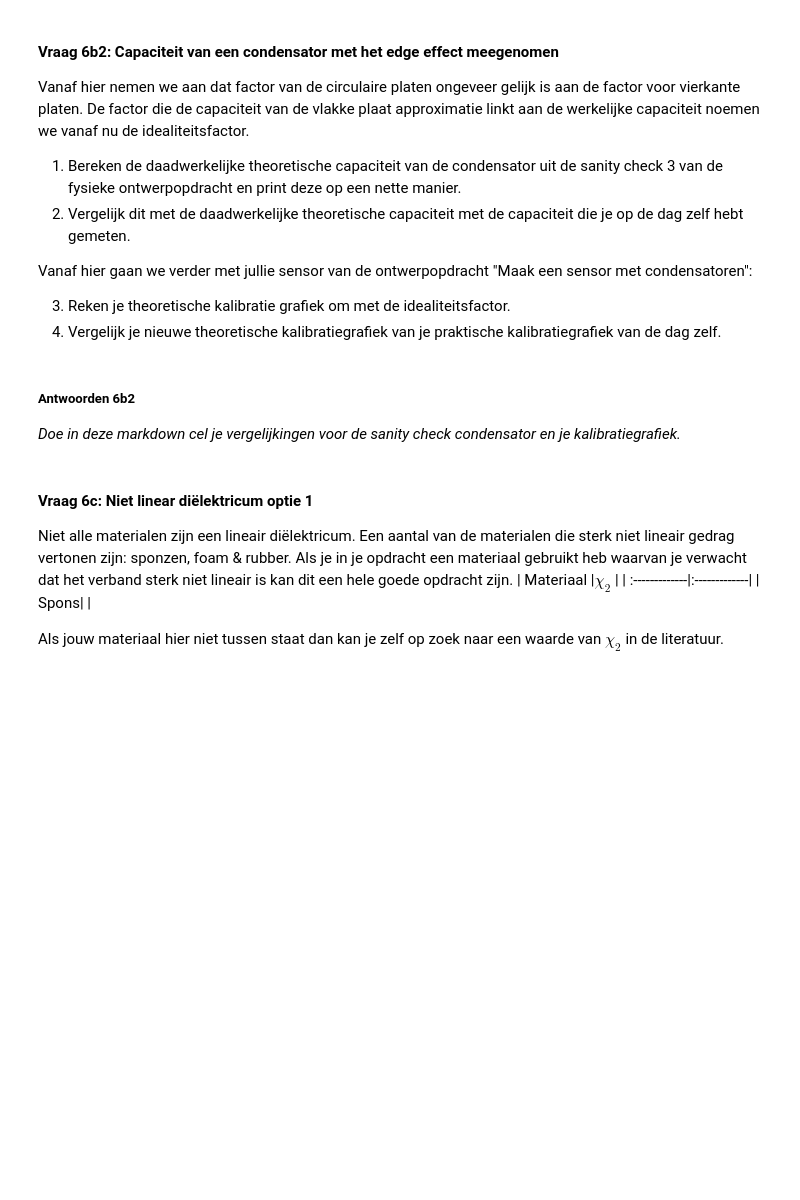
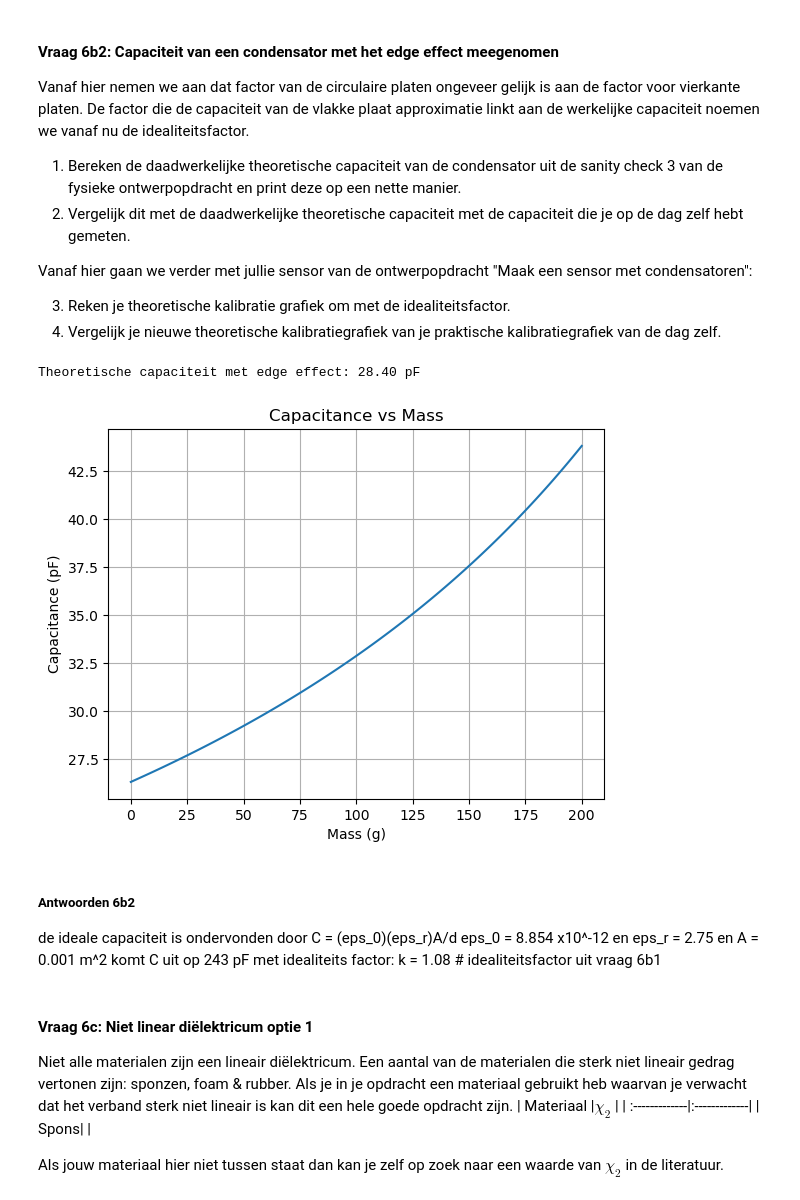
Before and after one commit to FRoerink/opdrachten-DEF-D, a Jupyter notebook: DigitaleOntwerpopdrachten/1CondensatorOpdracht/CondensatorOntwerpopdracht.ipynb, the cells around one changed output. Saved outputs shown, nothing was run; the diff lists cells and outputs as text; code cells hidden in the pictures; blank space fills up the shorter version.

```diff
--- a/DigitaleOntwerpopdrachten/1CondensatorOpdracht/CondensatorOntwerpopdracht.ipynb
+++ b/DigitaleOntwerpopdrachten/1CondensatorOpdracht/CondensatorOntwerpopdracht.ipynb
@@ -1109,13 +1126,49 @@ Vanaf hier gaan we verder met jullie sensor van de ontwerpopdracht "Maak een sen
 4. Vergelijk je nieuwe theoretische kalibratiegrafiek van je praktische kalibratiegrafiek van de dag zelf.
 # %%
 # Schrijf hier jouw code die de vlakke plaat capaciteit omschrijft naar de werkelijke capaciteit
+k = 1.08   # idealiteitsfactor uit vraag 6b1
 
-# def C_niet_ideaal(#relevante parameters):
-    # Jouw berekeningen
+# constanten
+epsilon0 = 8.854e-12
+epsilon_r = 2.75
+A = 0.001
+k = 1.08   # idealiteitsfactor
+
+# parameters
+d0 = 0.001       # beginafstand (m)
+alpha = 2e-6     # compressie per gram (m/g)
+
+# massa waarden
+m = np.linspace(0,200,100)
+
+# afstand als functie van massa
+d = d0 - alpha*m
+
+C = k * epsilon0 * epsilon_r * A / d
+C_theorie = k * C
+print(f"Theoretische capaciteit met edge effect: {C_theorie[0]*1e12:.2f} pF")
+
+# grafiek 1: capaciteit vs massa
+plt.figure()
+plt.plot(m, C*1e12)
+plt.xlabel("Mass (g)")
+plt.ylabel("Capacitance (pF)")
+plt.title("Capacitance vs Mass")
+plt.grid()
+plt.show()
+# %% [output]
+Theoretische capaciteit met edge effect: 28.40 pF
+[figure, added]
 # %% [markdown]
 ##### Antwoorden 6b2
-
-*Doe in deze markdown cel je vergelijkingen voor de sanity check condensator en je kalibratiegrafiek.*
+de ideale capaciteit is ondervonden door C = (eps_0)(eps_r)A/d
+eps_0 = 8.854 x10^-12
+en
+eps_r = 2.75
+en
+A = 0.001 m^2
+komt C uit op 243 pF met idealiteits factor:
+k = 1.08   # idealiteitsfactor uit vraag 6b1
 # %% [markdown]
 #### Vraag 6c: Niet linear diëlektricum optie 1
 
```
Also changed, not shown: parts of 2 cells of this notebook.
